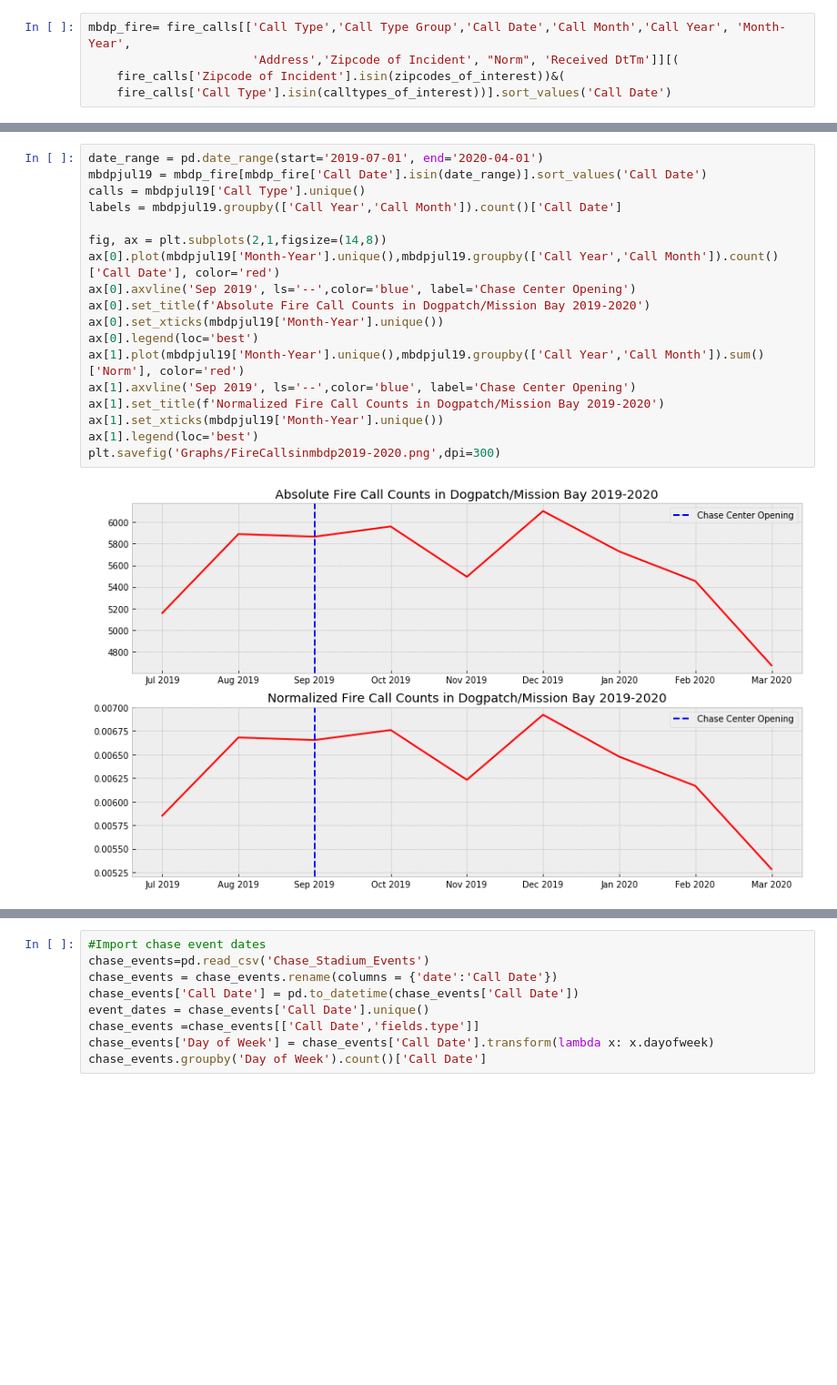
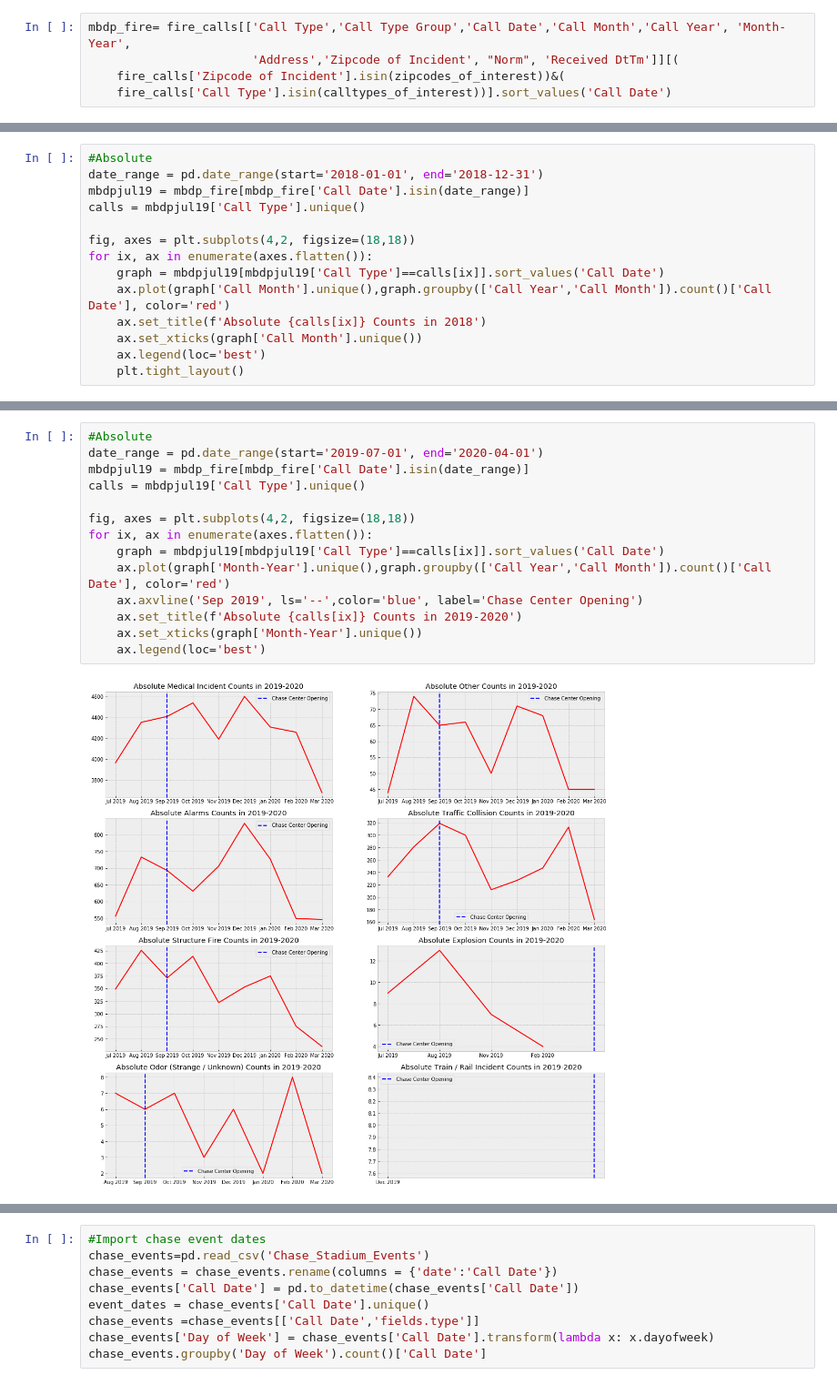
Before and after one commit to sherryduong93/chasestadiumimpact, a Jupyter notebook: Fire_Department_EDA.ipynb, the cells around one changed output, grey strips where cells are left out. Shown at 91% size. Drawn from its saved outputs; the diff is of its cells as text; blank space fills up the shorter version.

```diff
--- a/Fire_Department_EDA.ipynb
+++ b/Fire_Department_EDA.ipynb
@@ -277,0 +250,14 @@ plt.show()
+# %%
+#Absolute
+date_range = pd.date_range(start='2018-01-01', end='2018-12-31')
+mbdpjul19 = mbdp_fire[mbdp_fire['Call Date'].isin(date_range)]
+calls = mbdpjul19['Call Type'].unique()
+
+fig, axes = plt.subplots(4,2, figsize=(18,18))
+for ix, ax in enumerate(axes.flatten()):
+    graph = mbdpjul19[mbdpjul19['Call Type']==calls[ix]].sort_values('Call Date')
+    ax.plot(graph['Call Month'].unique(),graph.groupby(['Call Year','Call Month']).count()['Call Date'], color='red')
+    ax.set_title(f'Absolute {calls[ix]} Counts in 2018')
+    ax.set_xticks(graph['Call Month'].unique())
+    ax.legend(loc='best')
+    plt.tight_layout()
@@ -278,21 +274,17 @@ plt.show()
 # %%
+#Absolute
 date_range = pd.date_range(start='2019-07-01', end='2020-04-01')
-mbdpjul19 = mbdp_fire[mbdp_fire['Call Date'].isin(date_range)].sort_values('Call Date')
+mbdpjul19 = mbdp_fire[mbdp_fire['Call Date'].isin(date_range)]
 calls = mbdpjul19['Call Type'].unique()
-labels = mbdpjul19.groupby(['Call Year','Call Month']).count()['Call Date']
 
-fig, ax = plt.subplots(2,1,figsize=(14,8))
-ax[0].plot(mbdpjul19['Month-Year'].unique(),mbdpjul19.groupby(['Call Year','Call Month']).count()['Call Date'], color='red')
-ax[0].axvline('Sep 2019', ls='--',color='blue', label='Chase Center Opening')
-ax[0].set_title(f'Absolute Fire Call Counts in Dogpatch/Mission Bay 2019-2020')
-ax[0].set_xticks(mbdpjul19['Month-Year'].unique())
-ax[0].legend(loc='best')
-ax[1].plot(mbdpjul19['Month-Year'].unique(),mbdpjul19.groupby(['Call Year','Call Month']).sum()['Norm'], color='red')
-ax[1].axvline('Sep 2019', ls='--',color='blue', label='Chase Center Opening')
-ax[1].set_title(f'Normalized Fire Call Counts in Dogpatch/Mission Bay 2019-2020')
-ax[1].set_xticks(mbdpjul19['Month-Year'].unique())
-ax[1].legend(loc='best')
-plt.savefig('Graphs/FireCallsinmbdp2019-2020.png',dpi=300)
+fig, axes = plt.subplots(4,2, figsize=(18,18))
+for ix, ax in enumerate(axes.flatten()):
+    graph = mbdpjul19[mbdpjul19['Call Type']==calls[ix]].sort_values('Call Date')
+    ax.plot(graph['Month-Year'].unique(),graph.groupby(['Call Year','Call Month']).count()['Call Date'], color='red')
+    ax.axvline('Sep 2019', ls='--',color='blue', label='Chase Center Opening')
+    ax.set_title(f'Absolute {calls[ix]} Counts in 2019-2020')
+    ax.set_xticks(graph['Month-Year'].unique())
+    ax.legend(loc='best')
 # %% [output]
-[figure, old version]
+[figure, new version]
 # %%
```
Also changed, not shown: parts of 61 cells of this notebook, 9 other files.
